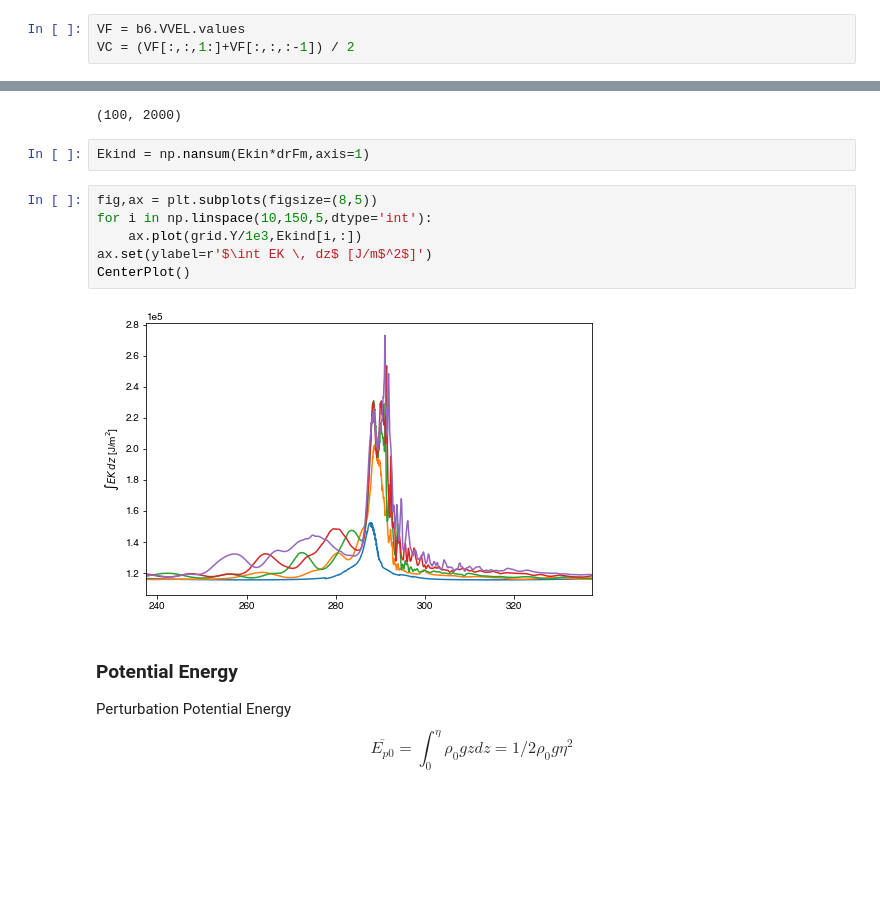
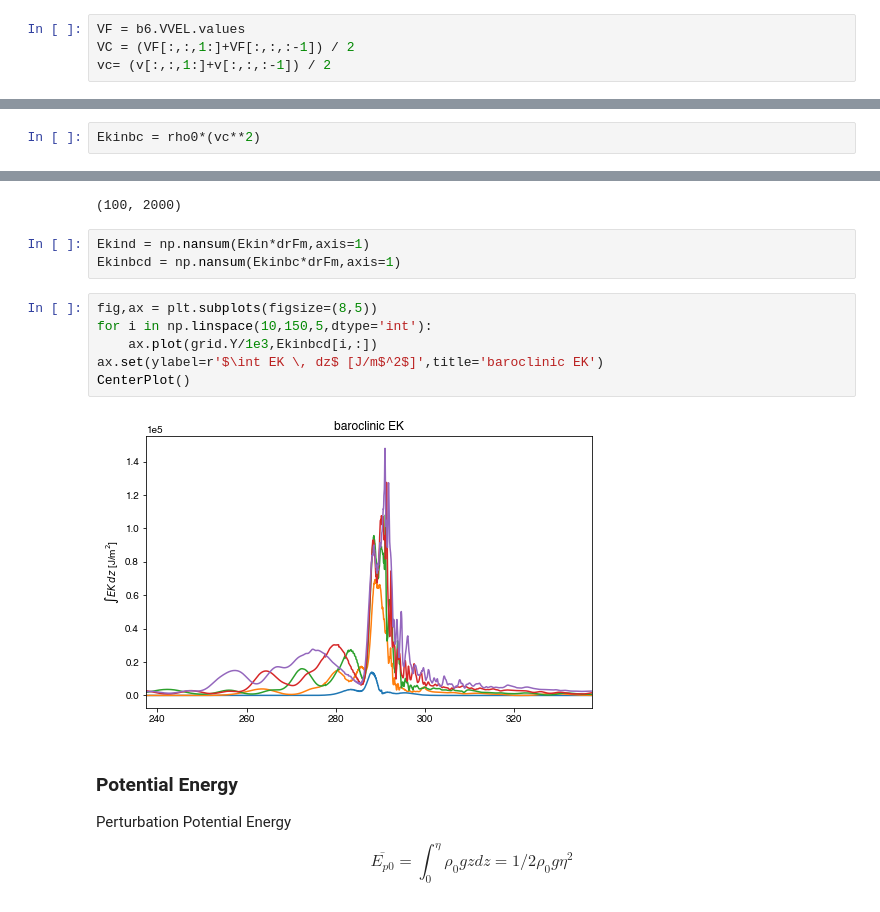
Before and after one commit to gunnarvoet/flow-across-bump, a Jupyter notebook: analysis/bump_analysis.ipynb, the cells around one changed output, grey strips where cells are left out. Drawn from its saved outputs; the diff is of its cells as text; blank space fills up the shorter version.

```diff
--- a/analysis/bump_analysis.ipynb
+++ b/analysis/bump_analysis.ipynb
@@ -626,6 +626,7 @@ We'll also need to remove any values below the bottom.
 # %%
 VF = b6.VVEL.values
 VC = (VF[:,:,1:]+VF[:,:,:-1]) / 2
+vc= (v[:,:,1:]+v[:,:,:-1]) / 2
 # %%
 WC = b6.WVEL.values
 # %%
@@ -639,3 +642,5 @@ Ekin.shape
+# %%
+Ekinbc = rho0*(vc**2)
 # %%
 Ekinma = np.ma.masked_where(np.squeeze(grid.HFacC)<1, np.squeeze(Ekin[-1,:,:]))
 
@@ -655,14 +660,15 @@ drFm.shape
 (100, 2000)
 # %%
 Ekind = np.nansum(Ekin*drFm,axis=1)
+Ekinbcd = np.nansum(Ekinbc*drFm,axis=1)
 # %%
 fig,ax = plt.subplots(figsize=(8,5))
 for i in np.linspace(10,150,5,dtype='int'):
-    ax.plot(grid.Y/1e3,Ekind[i,:])
-ax.set(ylabel=r'$\int EK \, dz$ [J/m$^2$]')
+    ax.plot(grid.Y/1e3,Ekinbcd[i,:])
+ax.set(ylabel=r'$\int EK \, dz$ [J/m$^2$]',title='baroclinic EK')
 CenterPlot()
 # %% [output]
-[figure, old version]
+[figure, new version]
 # %% [markdown]
 ### Potential Energy
 Perturbation Potential Energy
```
Also changed, not shown: parts of 7 cells of this notebook.
